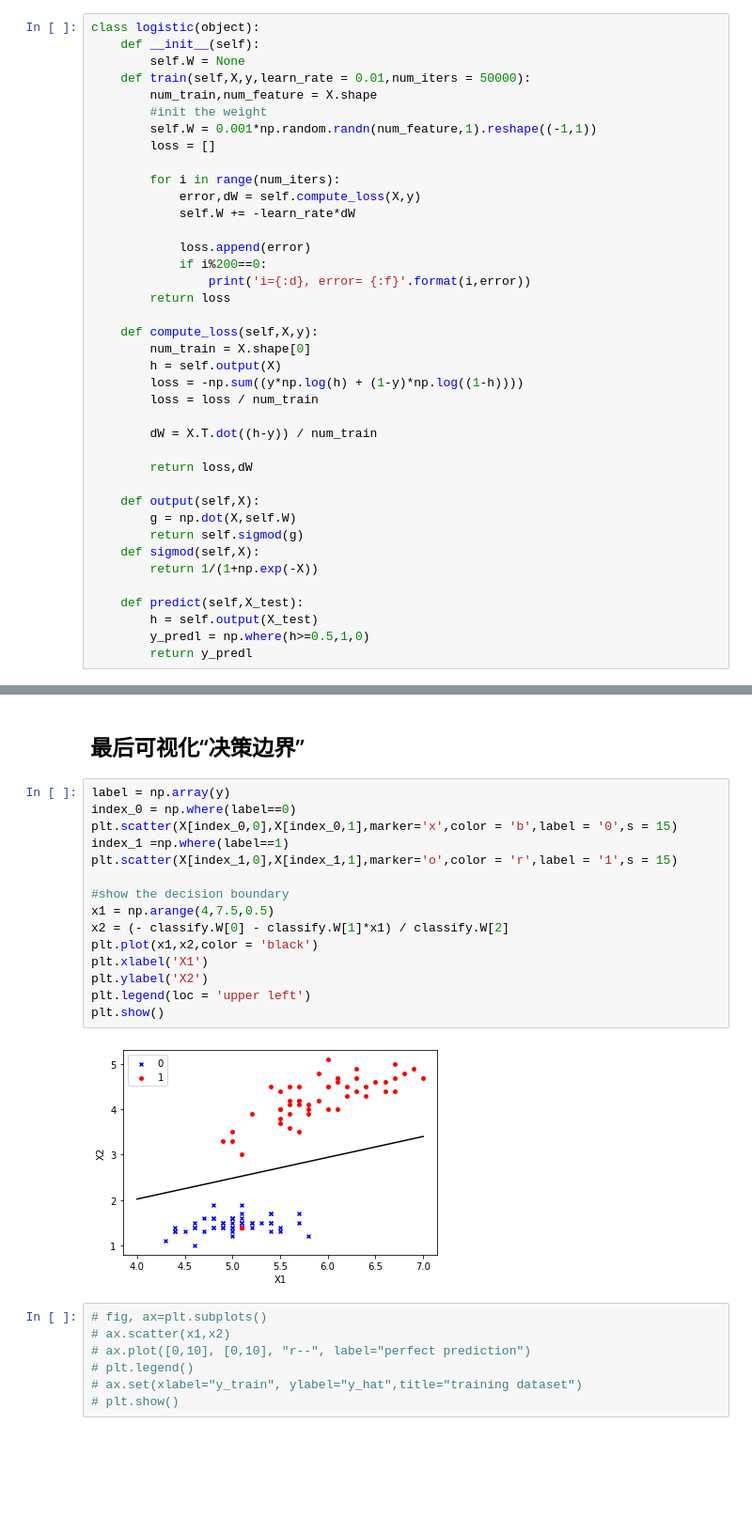
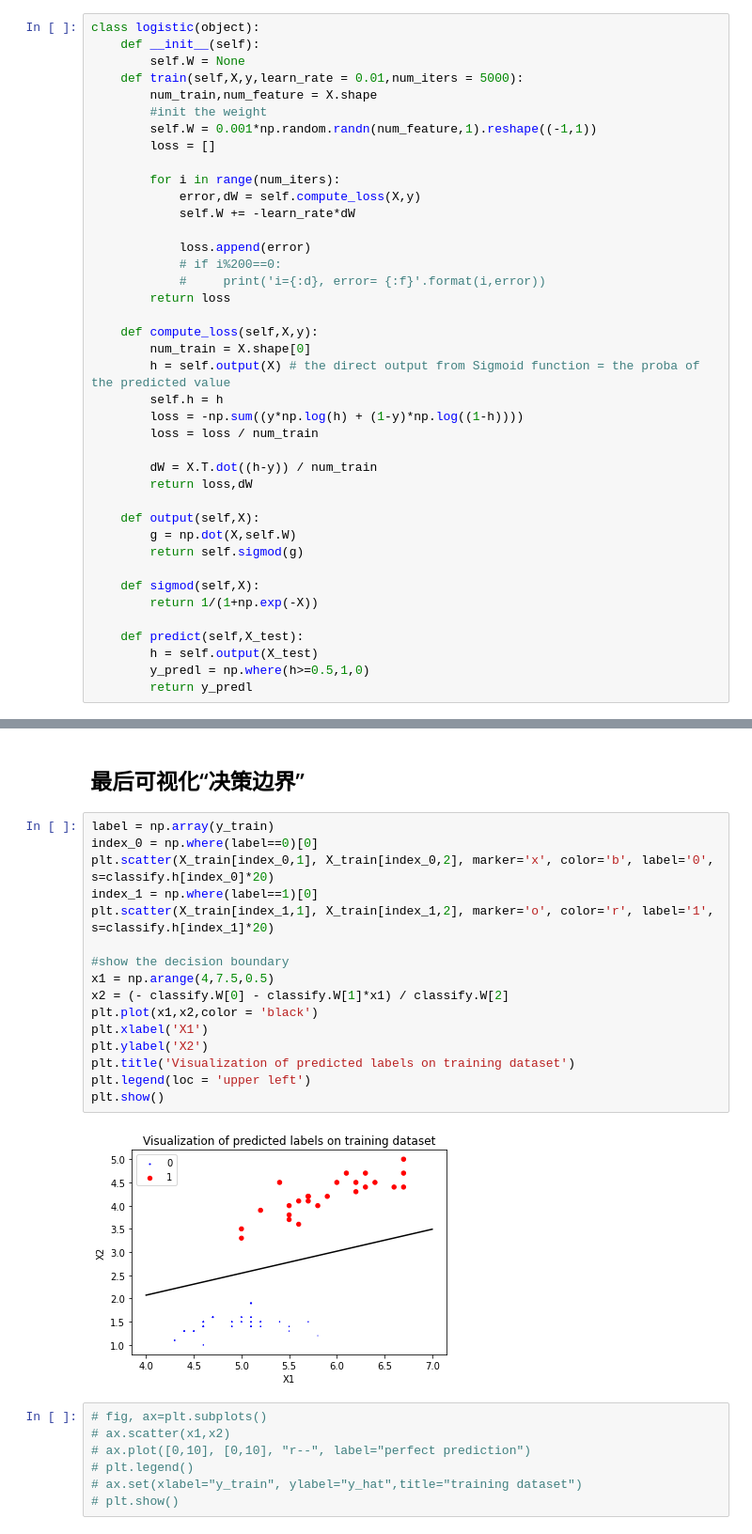
Before and after one commit to shic70666/homework, a Jupyter notebook: Homework/Logistic regression.ipynb, the cells around one changed output, grey strips where cells are left out. Shown at 94% size. Saved outputs shown, nothing was run; the diff lists cells and outputs as text; blank space fills up the shorter version.

```diff
--- a/Homework/Logistic regression.ipynb
+++ b/Homework/Logistic regression.ipynb
@@ -35,7 +39,7 @@ plt.show()
 class logistic(object):
     def __init__(self):
         self.W = None
-    def train(self,X,y,learn_rate = 0.01,num_iters = 50000):
+    def train(self,X,y,learn_rate = 0.01,num_iters = 5000):
         num_train,num_feature = X.shape
         #init the weight
         self.W = 0.001*np.random.randn(num_feature,1).reshape((-1,1))
@@ -46,23 +50,24 @@ class logistic(object):
             self.W += -learn_rate*dW
 
             loss.append(error)
-            if i%200==0:
-                print('i={:d}, error= {:f}'.format(i,error))
+            # if i%200==0:
+            #     print('i={:d}, error= {:f}'.format(i,error))
         return loss
 
     def compute_loss(self,X,y):
         num_train = X.shape[0]
-        h = self.output(X)
+        h = self.output(X) # the direct output from Sigmoid function = the proba of the predicted value
+        self.h = h
         loss = -np.sum((y*np.log(h) + (1-y)*np.log((1-h))))
         loss = loss / num_train
 
         dW = X.T.dot((h-y)) / num_train
-
         return loss,dW
 
     def output(self,X):
         g = np.dot(X,self.W)
         return self.sigmod(g)
+
     def sigmod(self,X):
         return 1/(1+np.exp(-X))
 
@@ -136,22 +131,23 @@ plt.show()
 # %% [markdown]
 ## 最后可视化“决策边界”
 # %%
-label = np.array(y)
-index_0 = np.where(label==0)
-plt.scatter(X[index_0,0],X[index_0,1],marker='x',color = 'b',label = '0',s = 15)
-index_1 =np.where(label==1)
-plt.scatter(X[index_1,0],X[index_1,1],marker='o',color = 'r',label = '1',s = 15)
+label = np.array(y_train)
+index_0 = np.where(label==0)[0]
+plt.scatter(X_train[index_0,1], X_train[index_0,2], marker='x', color='b', label='0', s=classify.h[index_0]*20)
+index_1 = np.where(label==1)[0]
+plt.scatter(X_train[index_1,1], X_train[index_1,2], marker='o', color='r', label='1', s=classify.h[index_1]*20)
 
 #show the decision boundary
 x1 = np.arange(4,7.5,0.5)
 x2 = (- classify.W[0] - classify.W[1]*x1) / classify.W[2]
 plt.plot(x1,x2,color = 'black')
 plt.xlabel('X1')
 plt.ylabel('X2')
+plt.title('Visualization of predicted labels on training dataset')
 plt.legend(loc = 'upper left')
 plt.show()
 # %% [output]
-[figure, old version]
+[figure, new version]
 # %%
 # fig, ax=plt.subplots()
 # ax.scatter(x1,x2)
```
Also changed, not shown: parts of 9 cells of this notebook.
